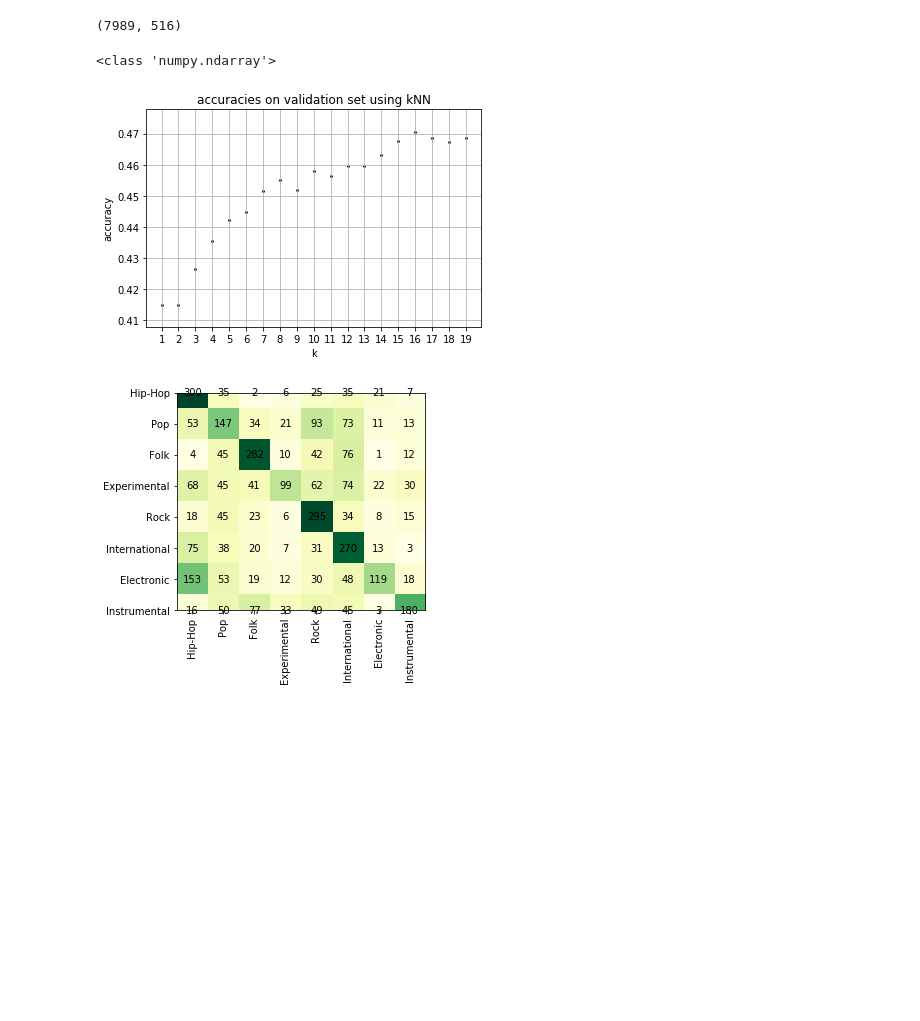
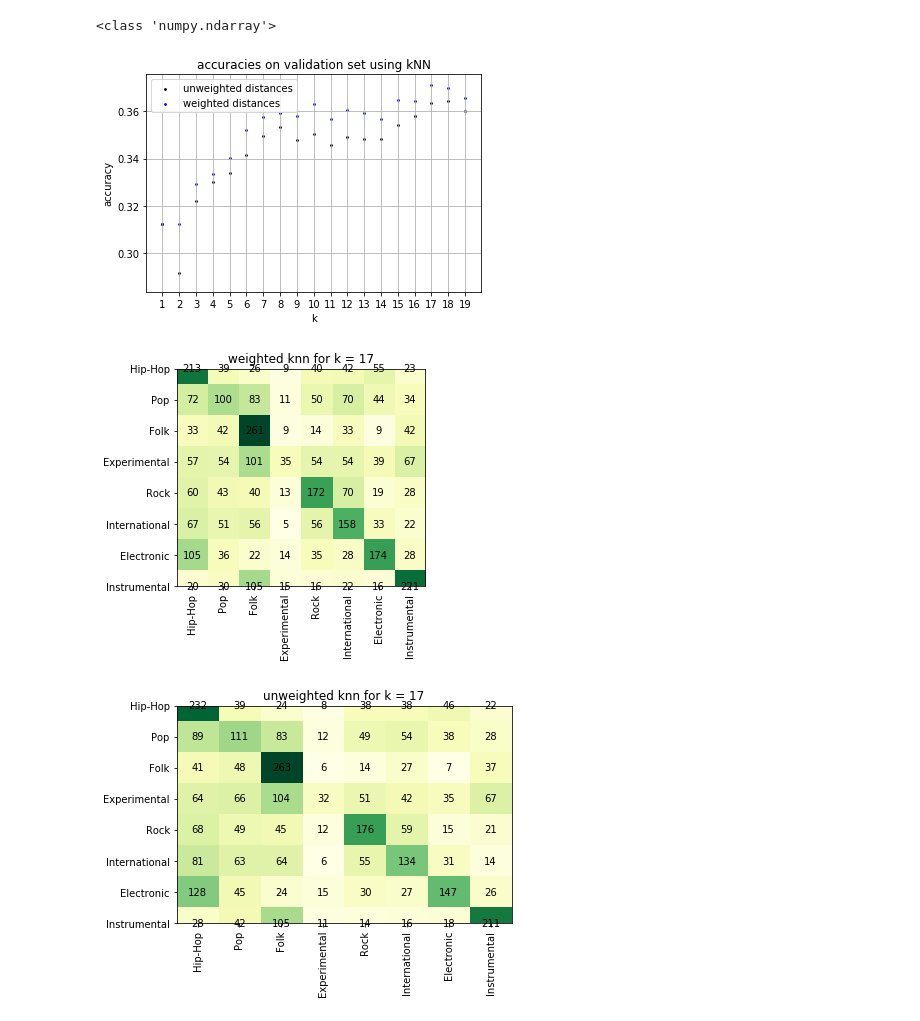
Before and after one commit to JAkkerman/MachineLearningVU, a Jupyter notebook: knn.ipynb, the cells around one changed output. Drawn from its saved outputs; the diff is of its cells as text; code cells hidden in the pictures; blank space fills up the shorter version.

Commit message:
weights added

```diff
--- a/knn.ipynb
+++ b/knn.ipynb
@@ -3,7 +3,8 @@ import numpy as np
 import pandas as pd
 import matplotlib.pyplot as plt
 import csv
-norm_data = pd.read_csv('merged_norm.csv', header = None)
+# norm_data = pd.read_csv('merged_norm.csv', header = None)
+data = pd.read_csv('merged_data.csv', header = None)
 # %%
 # some numbers are stored as strings, this converts them to numbers
 def str_to_float(L):
@@ -13,22 +14,30 @@ def str_to_int(L):
     return [int(ele) for ele in L]
 # %%
 from sklearn.model_selection import train_test_split
-# extract target values
-genres = np.asarray(norm_data[:][3])
+# # extract target values
+# genres = np.asarray(norm_data[:][3])
 
-# convert genres to numbers for kNN
+# # convert genres to numbers for kNN
+# dict_genres = {'Hip-Hop': 0, 'Pop': 1, 'Folk': 2, 'Experimental': 3, 'Rock':4, 'International':5, 'Electronic':6, 'Instrumental':7}
+# genres = np.asarray([dict_genres[genre] for genre in genres])
+# num_features = len(genres)
+
+# # extract features and convert them as an array of numbers
+# all_features = np.asarray(norm_data)
+# str_features = all_features[:, 4:]
+# features = np.asarray([str_to_float(feature) for feature in str_features])
+
+# print(features.shape)
+
+genres = np.asarray(data[1:][3])
 dict_genres = {'Hip-Hop': 0, 'Pop': 1, 'Folk': 2, 'Experimental': 3, 'Rock':4, 'International':5, 'Electronic':6, 'Instrumental':7}
 genres = np.asarray([dict_genres[genre] for genre in genres])
 num_features = len(genres)
 
 # extract features and convert them as an array of numbers
-all_features = np.asarray(norm_data)
-str_features = all_features[:, 4:]
+all_features = np.asarray(data)
+str_features = all_features[1:, 4:]
 features = np.asarray([str_to_float(feature) for feature in str_features])
-
-print(features.shape)
-# %% [output]
-(7989, 516)
 # %%
 # this function normzalizes every column of an nd array
 def normalize(array):
@@ -42,7 +51,10 @@ def normalize(array):
 
     return np.asarray(norm_array).transpose()
 
-features = normalize(features)
+# features = normalize(features)
+
+from sklearn.preprocessing import scale
+s_features = scale(features)
 # %%
 print(type(features))
 # %% [output]
@@ -59,36 +71,56 @@ from sklearn.neighbors import KNeighborsClassifier
 from sklearn.metrics import accuracy_score, confusion_matrix
 
 
-def k_neighbours(x_train, x_test, y_train, y_test, k):
-    knn = KNeighborsClassifier(k, weights = 'distance')
+def k_neighbours(x_train, x_test, y_train, y_test, k, weights = False):
+    if weights == True:
+        knn = KNeighborsClassifier(k, weights = 'distance')
+    else:
+        knn = KNeighborsClassifier(k)
+
     knn.fit(x_train, y_train)
     y_predicted = knn.predict(x_test)
     return accuracy_score(y_test, y_predicted), confusion_matrix(y_test, y_predicted)
 
 accuracies = [k_neighbours(feat_train, feat_val, genre_train, genre_val, i)[0] for i in range(1, 20)]
 k = [k for k in range(1, 20)]
+
+weighted_accuracies = [k_neighbours(feat_train, feat_val, genre_train, genre_val, i, weights = True)[0] for i in range(1, 20)]
 # %%
-plt.scatter(k, accuracies, alpha = 1, s = 3, color = 'black')
+plt.scatter(k, accuracies, alpha = 1, s = 3, color = 'black', label = 'unweighted distances')
+plt.scatter(k, weighted_accuracies, alpha = 1, s = 3, color = 'blue', label = 'weighted distances')
 plt.grid()
 plt.xticks(k)
 plt.xlabel('k')
 plt.ylabel('accuracy')
 plt.title('accuracies on validation set using kNN')
+plt.legend()
 plt.show()
 # %% [output]
-[figure, old version]
+[figure, new version]
 # %%
-sixteen_nn_confusion = k_neighbours(feat_train, feat_val, genre_train, genre_val, 16)[1]
+weighted_nn_confusion = k_neighbours(feat_train, feat_val, genre_train, genre_val, 17, weights = True)[1]
+unweighted_nn_confusion = k_neighbours(feat_train, feat_val, genre_train, genre_val, 17)[1]
 
 fig1, ax1= plt.subplots(1)
-ax1.imshow(sixteen_nn_confusion, interpolation ='none', cmap = 'YlGn')
-for (j,i),label in np.ndenumerate(sixteen_nn_confusion):
+# ax1.Figure(figsize = (5,5))
+ax1.imshow(weighted_nn_confusion, interpolation ='none', cmap = 'YlGn', aspect = 'equal')
+for (j,i),label in np.ndenumerate(weighted_nn_confusion):
     ax1.text(i,j,label,ha='center',va='center', color = 'black')
-
 
 plt.xticks([0,1,2,3,4,5,6,7],['Hip-Hop', 'Pop', 'Folk', 'Experimental', 'Rock', 'International', 'Electronic', 'Instrumental'], rotation = 'vertical')
 plt.yticks([0,1,2,3,4,5,6,7],['Hip-Hop', 'Pop', 'Folk', 'Experimental', 'Rock', 'International', 'Electronic', 'Instrumental'])
+plt.title('weighted knn for k = 17')
+plt.show()
 
+fig1, ax1= plt.subplots(1)
+ax1.imshow(unweighted_nn_confusion, interpolation ='none', cmap = 'YlGn', aspect = 'auto')
+for (j,i),label in np.ndenumerate(unweighted_nn_confusion):
+    ax1.text(i,j,label,ha='center',va='center', color = 'black')
+
+plt.xticks([0,1,2,3,4,5,6,7],['Hip-Hop', 'Pop', 'Folk', 'Experimental', 'Rock', 'International', 'Electronic', 'Instrumental'], rotation = 'vertical')
+plt.yticks([0,1,2,3,4,5,6,7],['Hip-Hop', 'Pop', 'Folk', 'Experimental', 'Rock', 'International', 'Electronic', 'Instrumental'])
+plt.title('unweighted knn for k = 17')
 plt.show()
 # %% [output]
-[figure, old version]
+[figure, new version]
+[figure, added]
```
